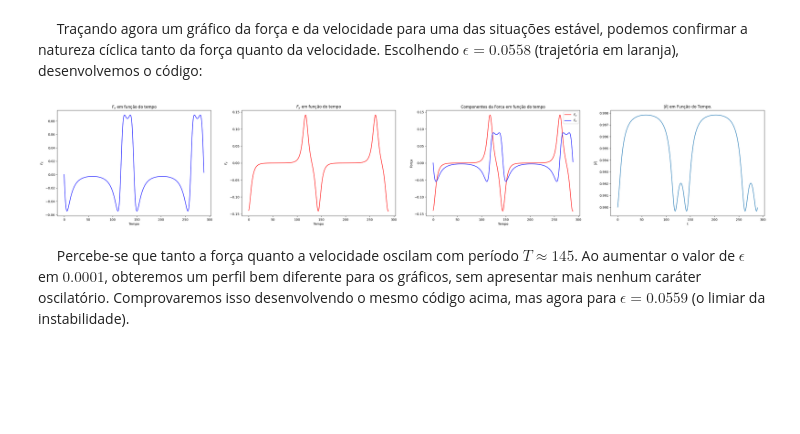
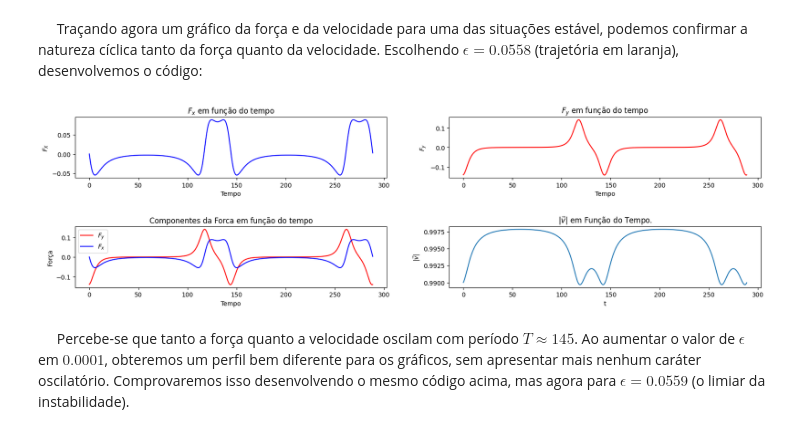
Before and after one commit to Wally-sson/pys, a Jupyter notebook: Instabilidade no movimento relativístico de partículas num campo eletromagnético não uniforme.ipynb, the cells around one changed output. Drawn from its saved outputs; the diff is of its cells as text; code cells hidden in the pictures; blank space fills up the shorter version.

```diff
--- a/Instabilidade no movimento relativístico de partículas num campo eletromagnético não uniforme.ipynb
+++ b/Instabilidade no movimento relativístico de partículas num campo eletromagnético não uniforme.ipynb
@@ -662,52 +662,52 @@ $\quad$ Traçando agora um gráfico da força e da velocidade para uma das situa
 # %%
 tf = 288.5 # Tempo final.
 ts = np.linspace(ti,tf,N) # Discretização do tempo.
 dt = ts[1]-ts[0] # Passo de tempo.
 
 epsilon = 0.0558 # Epsilon utilizado.
 
 r = np.array([x,vx,y,vy], float) # Vetor com a condição inicial.
 
 force_x_values = [] # Armazenar os valores de fx.
 force_y_values = [] # Armazenar os valores de fy.
 velocidade = [] # Armazenar os valores do módulo da velocidade.
 
 for t in ts:
     r = R4Krel(r,t,dt,epsilon) # Atualizar o valor de r(t) -> r(t+dt) pelo método de Runge-Kutta.
 
     vel = (r[1]**2 + r[3]**2)**(1/2) # Calcular o atual valor do módulo da velocidade.
     velocidade.append(vel) # Armazenar o atual valor do módulo da velocidade.
     force_x_values.append(ForceRel(r, epsilon)[0]) # Armazenar o atual valor da componente x da força.
     force_y_values.append(ForceRel(r, epsilon)[1]) # Armazenar o atual valor da componente y da força.
 
-fig, axes = plt.subplots(1, 4, figsize=(40, 6))
+fig, axes = plt.subplots(2, 2, figsize=(20, 5))
 
-axes[0].plot(ts, force_x_values, color='b')
-axes[0].set_title(f'$F_x$ em função do tempo')
-axes[0].set_xlabel("Tempo")
-axes[0].set_ylabel(f'$F_X$')
+axes[0][0].plot(ts, force_x_values, color='b')
+axes[0][0].set_title(f'$F_x$ em função do tempo')
+axes[0][0].set_xlabel("Tempo")
+axes[0][0].set_ylabel(f'$F_X$')
 
-axes[1].plot(ts, force_y_values, color='r')
-axes[1].set_title(f'$F_y$ em função do tempo')
-axes[1].set_xlabel("Tempo")
-axes[1].set_ylabel(f'$F_y$')
+axes[0][1].plot(ts, force_y_values, color='r')
+axes[0][1].set_title(f'$F_y$ em função do tempo')
+axes[0][1].set_xlabel("Tempo")
+axes[0][1].set_ylabel(f'$F_y$')
 
-axes[2].plot(ts, force_y_values, color='r', label = f'$F_y$')
-axes[2].plot(ts, force_x_values, color='b', label = f'$F_x$')
-axes[2].set_title(f'Componentes da Forca em função do tempo')
-axes[2].set_xlabel("Tempo")
-axes[2].legend()
-axes[2].set_ylabel("Força")
+axes[1][0].plot(ts, force_y_values, color='r', label = f'$F_y$')
+axes[1][0].plot(ts, force_x_values, color='b', label = f'$F_x$')
+axes[1][0].set_title(f'Componentes da Forca em função do tempo')
+axes[1][0].set_xlabel("Tempo")
+axes[1][0].legend()
+axes[1][0].set_ylabel("Força")
 
-axes[3].plot(ts,velocidade)
-axes[3].set_title(r'$|\vec{v}|$ em Função do Tempo.')
-axes[3].set_xlabel('t')
-axes[3].set_ylabel(r'$|\vec{v}|$')
+axes[1][1].plot(ts,velocidade)
+axes[1][1].set_title(r'$|\vec{v}|$ em Função do Tempo.')
+axes[1][1].set_xlabel('t')
+axes[1][1].set_ylabel(r'$|\vec{v}|$')
 
-plt.subplots_adjust(wspace=0.2)
+plt.subplots_adjust(hspace=0.8)
 plt.show()
 # %% [output]
-[figure, old version]
+[figure, new version]
 # %% [markdown]
 $\quad$ Percebe-se que tanto a força quanto a velocidade oscilam com período $T \approx 145$. Ao aumentar o valor de $\epsilon$ em $0.0001$, obteremos um perfil bem diferente para os gráficos, sem apresentar mais nenhum caráter oscilatório. Comprovaremos isso desenvolvendo o mesmo código acima, mas agora para $\epsilon = 0.0559$ (o limiar da instabilidade).
 # %%
```
